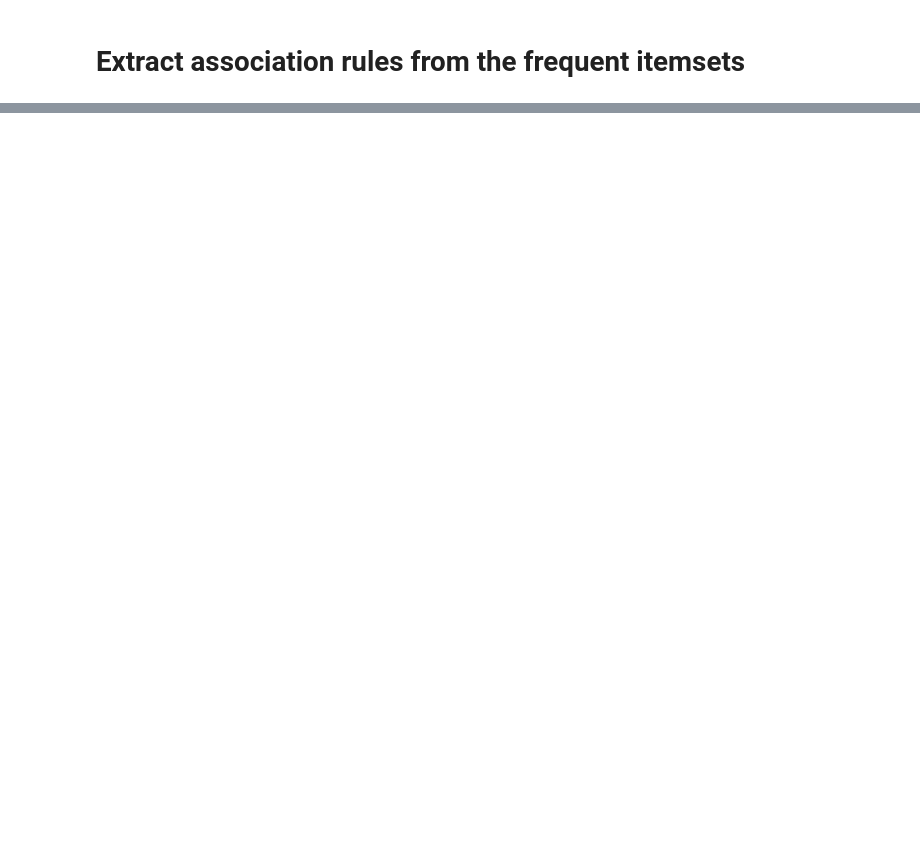
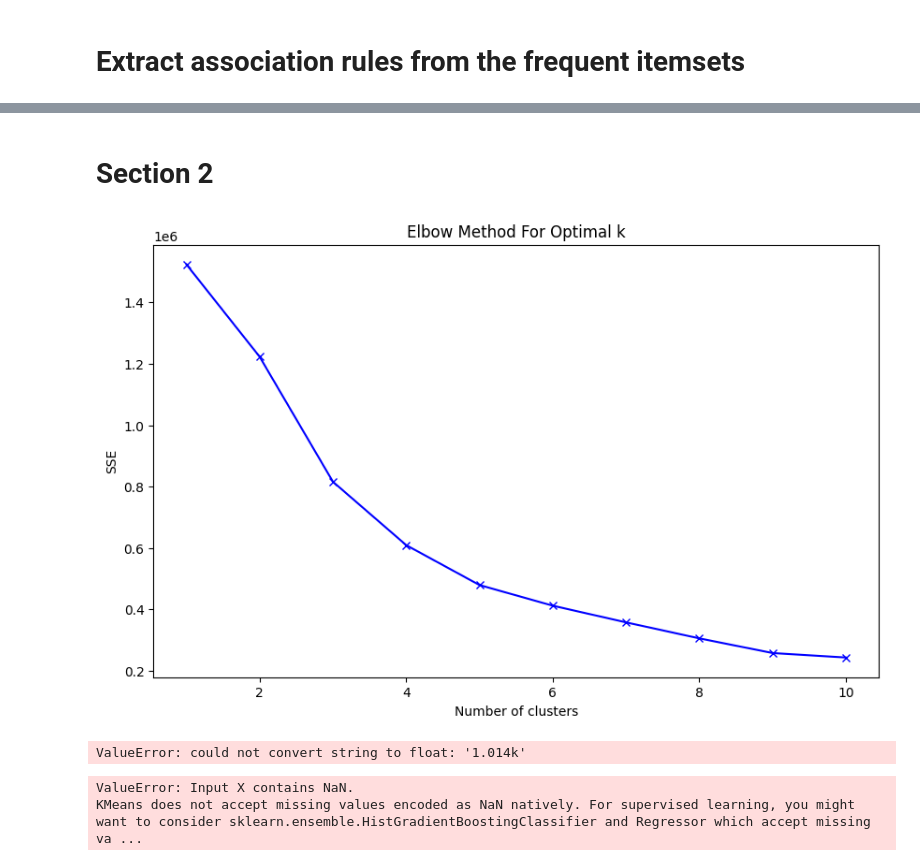
Before and after one commit to soroushfathi/DataScience_FinalProjcet, a Jupyter notebook: extract_frequent_pattern.ipynb, the cells around one changed output, grey strips where cells are left out. Drawn from its saved outputs; the diff is of its cells as text; code cells hidden in the pictures; blank space fills up the shorter version.

Commit message:
phase 2 - section 2

```diff
--- a/extract_frequent_pattern.ipynb
+++ b/extract_frequent_pattern.ipynb
@@ -109,3 +113,54 @@ Association Rules:
 # rules_csv = rules.to_csv(index=False)
 # with open('association_rules.csv', 'w', encoding='utf-8') as f:
 #     f.write(rules_csv)
+# %% [markdown]
+# Section 2
+# %%
+data = pd.read_csv('cleaned_dataset.csv')
+def convert_size(size_str):
+    if ',' in size_str:
+        size_str = size_str.replace(',', '.')
+    if 'M' in size_str:
+        return float(size_str.replace('M', '')) * 1e6
+    elif 'k' in size_str:
+        return float(size_str.replace('k', '')) * 1e3
+    else:
+        return np.nan
+
+data['Size'] = data['Size'].apply(convert_size)
+data = data.dropna(subset=[
+    'Rating', 'Rating Count', 'Installs', 'Size', 'Content Rating', 'In app purchases', 'Category', 'Free', 'Ad Supported'
+])
+# %%
+# Step 3: Feature selection
+features = ['Rating', 'Rating Count', 'Installs', 'Size', 'In app purchases', 'Category']  # Add or remove features as necessary
+X = data[features]
+# %%
+# Step 4: Standardize the data
+scaler = StandardScaler()
+X_scaled = scaler.fit_transform(X)
+# %%
+# Step 5: K-means clustering
+# Determine the optimal number of clusters using the Elbow method
+sse = []
+k_range = range(1, 11)
+for k in k_range:
+    kmeans = KMeans(n_clusters=k, random_state=42)
+    kmeans.fit(X_scaled)
+    sse.append(kmeans.inertia_)
+# %%
+# Plot the Elbow method result
+plt.figure(figsize=(10, 6))
+plt.plot(k_range, sse, 'bx-')
+plt.xlabel('Number of clusters')
+plt.ylabel('SSE')
+plt.title('Elbow Method For Optimal k')
+plt.show()
+# %% [output]
+[figure, added]
+# %%
+# Step 4: Standardize the data
+scaler = StandardScaler()
+X_scaled = scaler.fit_transform(X)
+# %% [output]
+ValueError: could not convert string to float: '1.014k'
@@ -111,0 +187,10 @@ Association Rules:
+# %%
+# 3. Determine the optimal number of clusters using the elbow method
+wcss = []
+for i in range(1, 11):
+    kmeans = KMeans(n_clusters=i, random_state=42)
+    kmeans.fit(df)
+    wcss.append(kmeans.inertia_)
+# %% [output]
+ValueError: Input X contains NaN.
+KMeans does not accept missing values encoded as NaN natively. For supervised learning, you might want to consider sklearn.ensemble.HistGradientBoostingClassifier and Regressor which accept missing va ...
```
Also changed, not shown: parts of 11 cells of this notebook, 2 other files.
